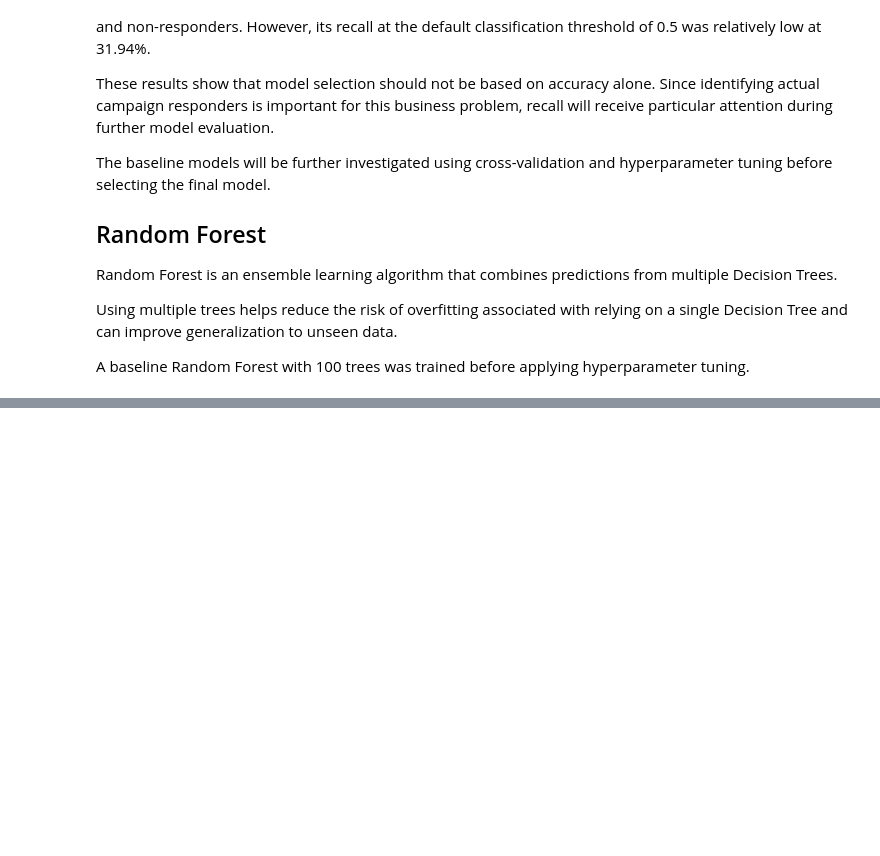
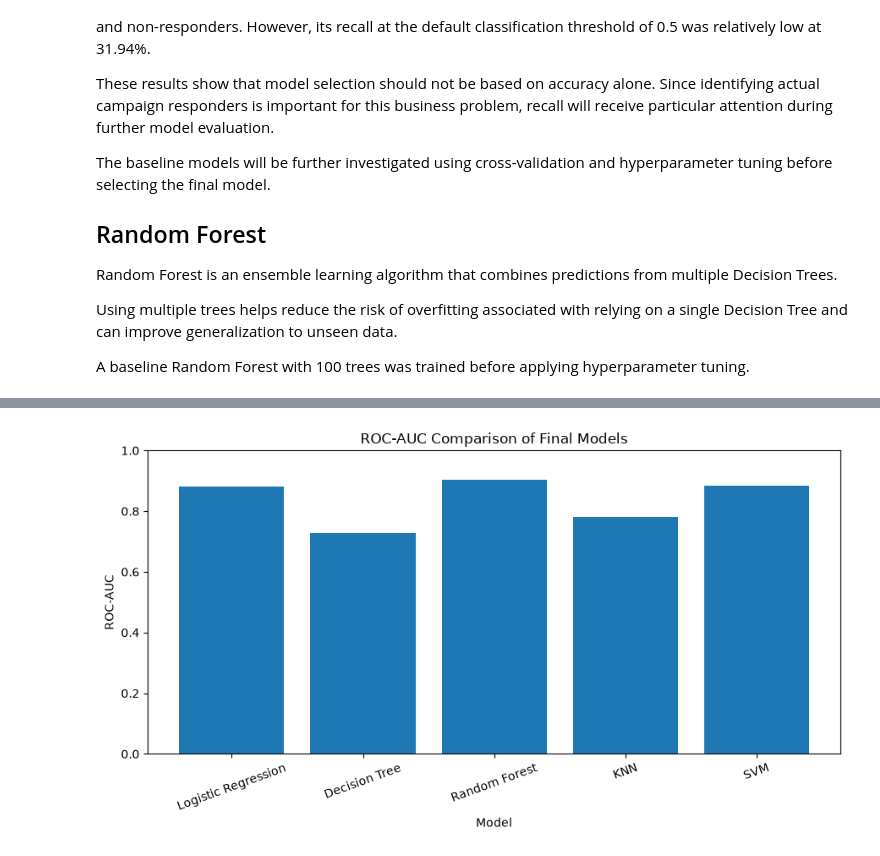
Before and after one commit to GomsVenky/customer-behavior-prediction, a Jupyter notebook: notebooks/01_data_exploration.ipynb, the cells around one changed output, grey strips where cells are left out. Saved outputs shown, nothing was run; the diff lists cells and outputs as text; code cells hidden in the pictures; blank space fills up the shorter version.

Commit message:
Complete customer behavior prediction project

```diff
--- a/notebooks/01_data_exploration.ipynb
+++ b/notebooks/01_data_exploration.ipynb
@@ -1143,0 +1927,3 @@ A baseline Random Forest with 100 trees was trained before applying hyperparamet
+# %%
+X_no_id = X.drop(columns=["ID"])
+print(X_no_id.shape)
@@ -1143,0 +2143,11 @@ A baseline Random Forest with 100 trees was trained before applying hyperparamet
+# %%
+final_knn_model = KNeighborsClassifier(
+    n_neighbors=3,
+    weights="distance",
+    metric="euclidean"
+)
+
+final_knn_model.fit(
+    X_train_no_id_scaled,
+    y_train_no_id
+)
@@ -1143,0 +2197,15 @@ A baseline Random Forest with 100 trees was trained before applying hyperparamet
+# %%
+final_svm_pred = final_svm_model.predict(X_test_no_id_scaled)
+final_svm_prob = final_svm_model.predict_proba(X_test_no_id_scaled)[:, 1]
+
+final_svm_accuracy = accuracy_score(y_test_no_id, final_svm_pred)
+final_svm_precision = precision_score(y_test_no_id, final_svm_pred)
+final_svm_recall = recall_score(y_test_no_id, final_svm_pred)
+final_svm_f1 = f1_score(y_test_no_id, final_svm_pred)
+final_svm_roc_auc = roc_auc_score(y_test_no_id, final_svm_prob)
+
+print("Accuracy :", final_svm_accuracy)
+print("Precision:", final_svm_precision)
+print("Recall   :", final_svm_recall)
+print("F1-score :", final_svm_f1)
+print("ROC-AUC  :", final_svm_roc_auc)
@@ -1143,0 +2313,18 @@ A baseline Random Forest with 100 trees was trained before applying hyperparamet
+# %%
+plt.figure(figsize=(9, 5))
+
+plt.bar(
+    final_results["Model"],
+    final_results["ROC-AUC"]
+)
+
+plt.title("ROC-AUC Comparison of Final Models")
+plt.xlabel("Model")
+plt.ylabel("ROC-AUC")
+plt.xticks(rotation=20)
+plt.ylim(0, 1)
+
+plt.tight_layout()
+plt.show()
+# %% [output]
+[figure, added]
```
Also changed, not shown: parts of 61 cells of this notebook, 1 other file.
